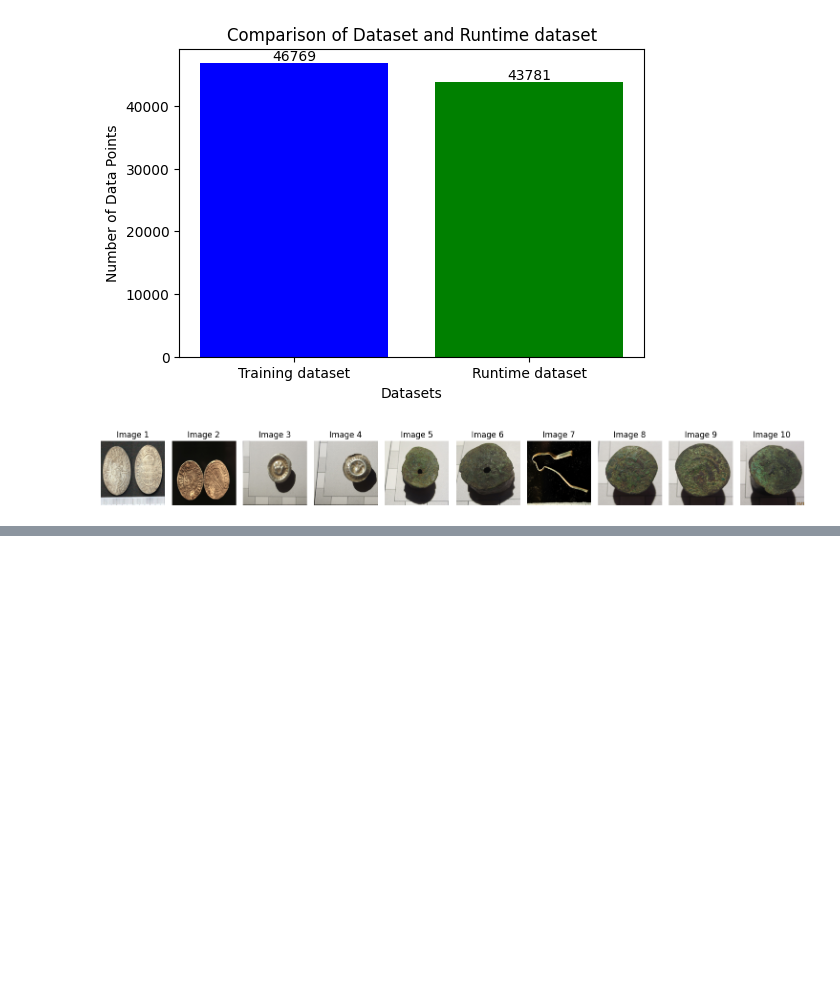
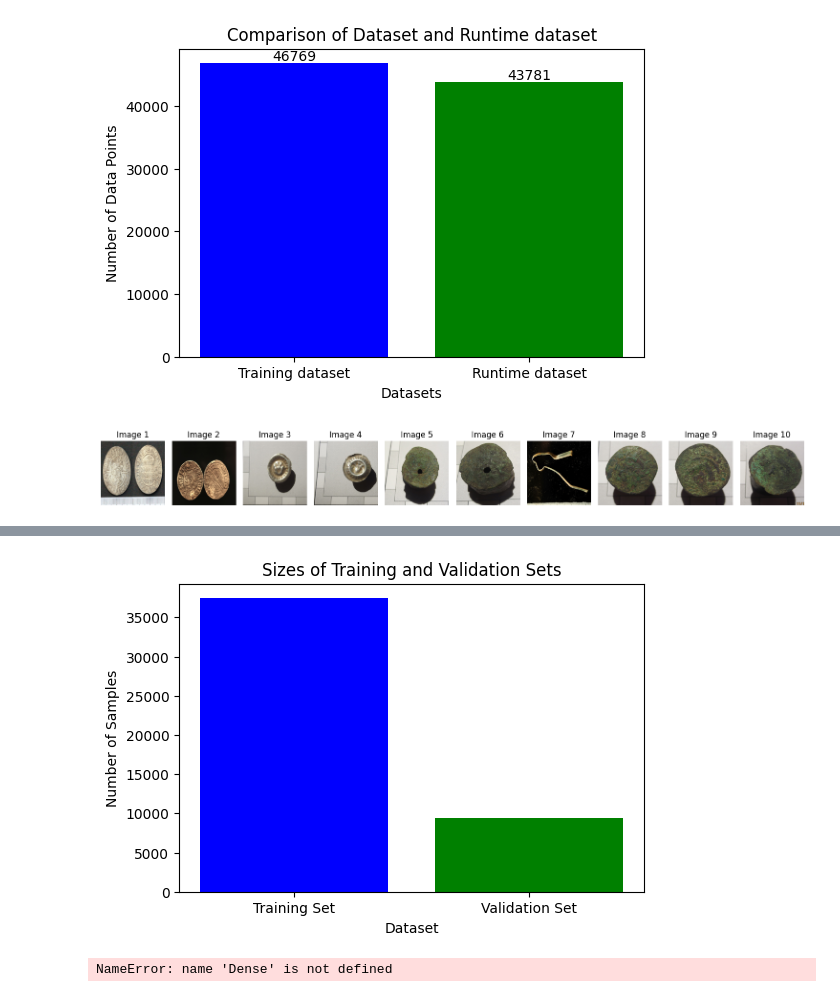
Before and after one commit to 5kj41d/Classification-and-3D-reconstruction-of-archaeological-artifacts, a Jupyter notebook: 1stVersionCNN.ipynb, the cells around one changed output, grey strips where cells are left out. Saved outputs shown, nothing was run; the diff lists cells and outputs as text; code cells hidden in the pictures; blank space fills up the shorter version.

Commit message:
Data splitting and model init. Not done

```diff
--- a/1stVersionCNN.ipynb
+++ b/1stVersionCNN.ipynb
@@ -136,18 +137,24 @@ plt.show()
 # %% [output]
 [figure]
 # %%
-#TODO: https://www.tensorflow.org/tutorials/images/cnn#compile_and_train_the_model
-#Size of image for CNN is usually around 64x64 or 256x256
-#Augment data: Change image properties like angling etc for more robust model.
-    #First try without to see overfitting?
+# Data splitting: https://www.geeksforgeeks.org/how-to-do-train-test-split-using-sklearn-in-python/
 
-'''
-TODO:
-    Prepare the model.
-    Prepare the data.
-    Train the model.
-    Plot the model.
-    Validate the model.
-'''
-model = models.Sequential()
+# Split data train and validation:
+train_ratio = 0.8
+validation_ratio = 0.2
+# random_state is a seed for a RNG to splitting and shuffeling. The value itself is not that important
+verified_train, verified_val = train_test_split(dataset_verified, test_size=validation_ratio, random_state=42)
+
+training_size = len(verified_train)
+validation_size = len(verified_val)
+labels = ['Training Set', 'Validation Set']
+#Size of the bars
+sizes = [training_size, validation_size]
+
+plt.figure(figsize=(6, 4)) #Inches
+plt.bar(labels, sizes, color=['blue', 'green'])
+plt.xlabel('Dataset')
+plt.ylabel('Number of Samples')
+plt.title('Sizes of Training and Validation Sets')
+plt.show()
 # %% [output]
@@ -156,0 +161,19 @@ Skipping registering GPU devices...
+[figure, added]
+# %%
+# Inspiration: https://machinelearningmastery.com/binary-classification-tutorial-with-the-keras-deep-learning-library/
+
+# Build CNN model:
+
+# Sequential model means we can add layers one by one (linearly or sequentially).
+model = Sequential()
+# Dense: Fully connected with 60 neurons (Tuple of 1). Input_shape is the input size. Activation is the activation function.
+model.add(Dense(60, input_shape=(60,), activation='relu'))
+# Add one more layer with only 1 outpur for probablity: True/false. Sigmoid = Between 0 and 1.
+model.add(Dense(1, activation='sigmoid'))
+# Compile the model:
+# Binary_crossentropy: Measures the difference between the predicted probabilities and the actual labels
+# Adam is a popular gradient descent. Backpropagation.
+# Accuracy: measures how well the model is performing on the training data.
+model.compile(loss='binary_crossentropy', optimizer='adam', metrics=['accuracy'])
+# %% [output]
+NameError: name 'Dense' is not defined
```
Also changed, not shown: parts of 5 cells of this notebook.
